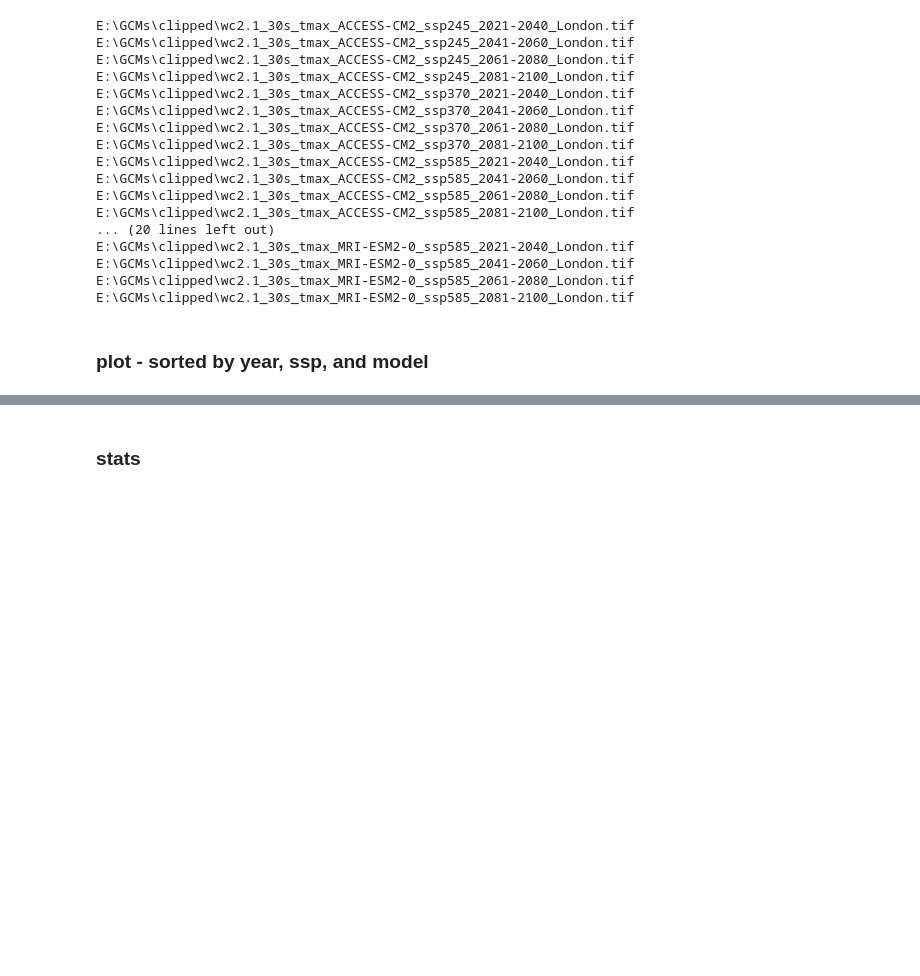
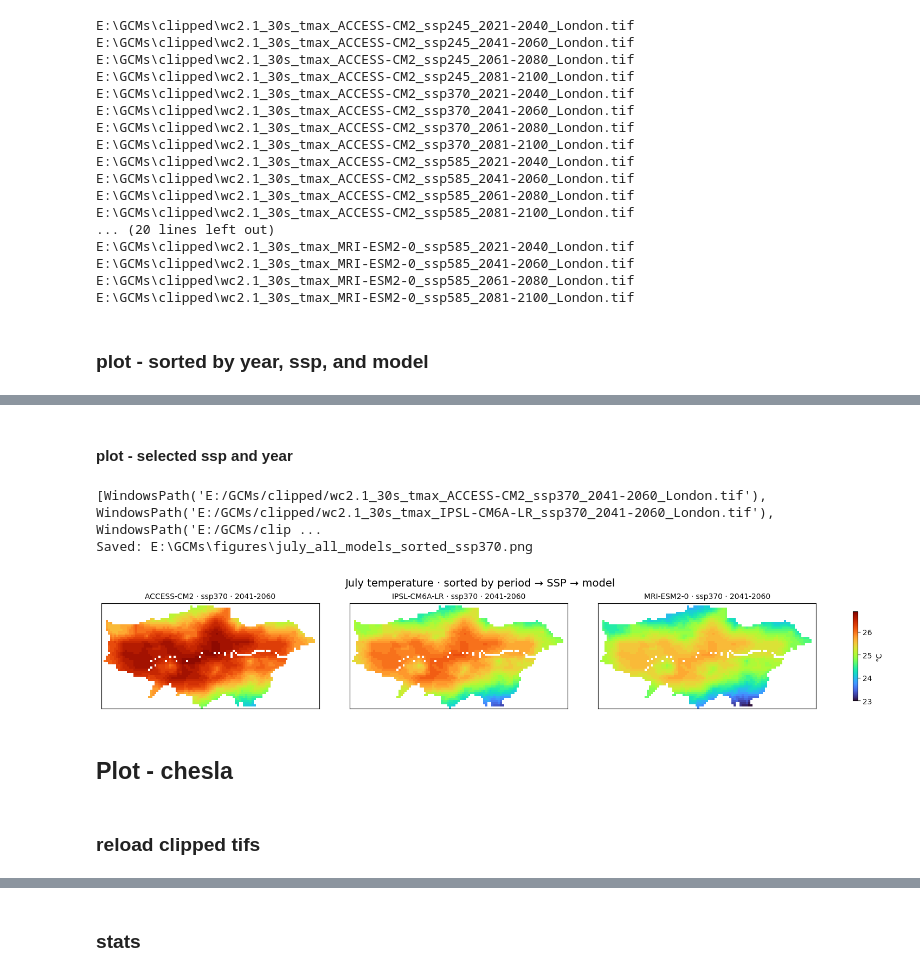
Before and after one commit to natcap/urban-cooling-health, a Jupyter notebook: code/gcm-data-clip-stats.ipynb, the cells around one changed output, grey strips where cells are left out. Drawn from its saved outputs; the diff is of its cells as text; code cells hidden in the pictures; blank space fills up the shorter version.

```diff
--- a/code/gcm-data-clip-stats.ipynb
+++ b/code/gcm-data-clip-stats.ipynb
@@ -360,0 +533,8 @@ saved = batch_clip_worldclim_tifs(
+# %%
+
+saved = batch_clip_chelsa_tifs(
+    in_tifs=in_list,
+    out_root=out_chelsa,
+    clip_gdf=aoi_adm,           # your dissolved London polygon GeoDataFrame
+    include_var_in_name=False,  # set True if you want 'tmax_' prefixed
+)
@@ -470,15 +666,15 @@ def plot_worldclim_multiband_temp(
 # %%
 import rasterio
 
-in_tif = temp1_path
-f = out_root / f"{in_tif.stem}_London.tif"; print(f)
-with rasterio.open(f) as src:
-    print("Band count:", src.count)
+# in_tif = temp1_path
+# f = out_root / f"{in_tif.stem}_London.tif"; print(f)
+# with rasterio.open(f) as src:
+#     print("Band count:", src.count)
 
 
-# Examples:
-# 1) Sequential (good default for tas/tx/tn that stay > 0 °C)
-plot_worldclim_multiband_temp(f, cmap="RdBu_r", show_plot= False)
+# # Examples:
+# # 1) Sequential (good default for tas/tx/tn that stay > 0 °C)
+# plot_worldclim_multiband_temp(f, cmap="RdBu_r", show_plot= False)
 
 
 # in_tif = temp2_path
@@ -959,0 +1107,24 @@ Saved: E:\GCMs\figures\july_all_models_sorted.png
+# %% [markdown]
+#### plot - selected ssp and year
+# %%
+# keep only ssp370
+ssp370_files = [p for p in tifs if "ssp370" in p.name and "2041-2060" in p.name]
+print(ssp370_files)
+
+
+plot_july_sorted_by_ssp_year_model(
+    ssp370_files,
+    ncols=3,
+    cmap="turbo",           # or "plasma"
+    vmin=None, vmax=None,
+    title="July temperature · sorted by period → SSP → model",
+    save_png=dir_gcm/ "figures" / "july_all_models_sorted_ssp370.png",
+)
+# %% [output]
+[WindowsPath('E:/GCMs/clipped/wc2.1_30s_tmax_ACCESS-CM2_ssp370_2041-2060_London.tif'), WindowsPath('E:/GCMs/clipped/wc2.1_30s_tmax_IPSL-CM6A-LR_ssp370_2041-2060_London.tif'), WindowsPath('E:/GCMs/clip ...
+Saved: E:\GCMs\figures\july_all_models_sorted_ssp370.png
+[figure, added]
+# %% [markdown]
+## Plot - chesla
+# %% [markdown]
+### reload clipped tifs
```
Also changed, not shown: parts of 43 cells of this notebook.
